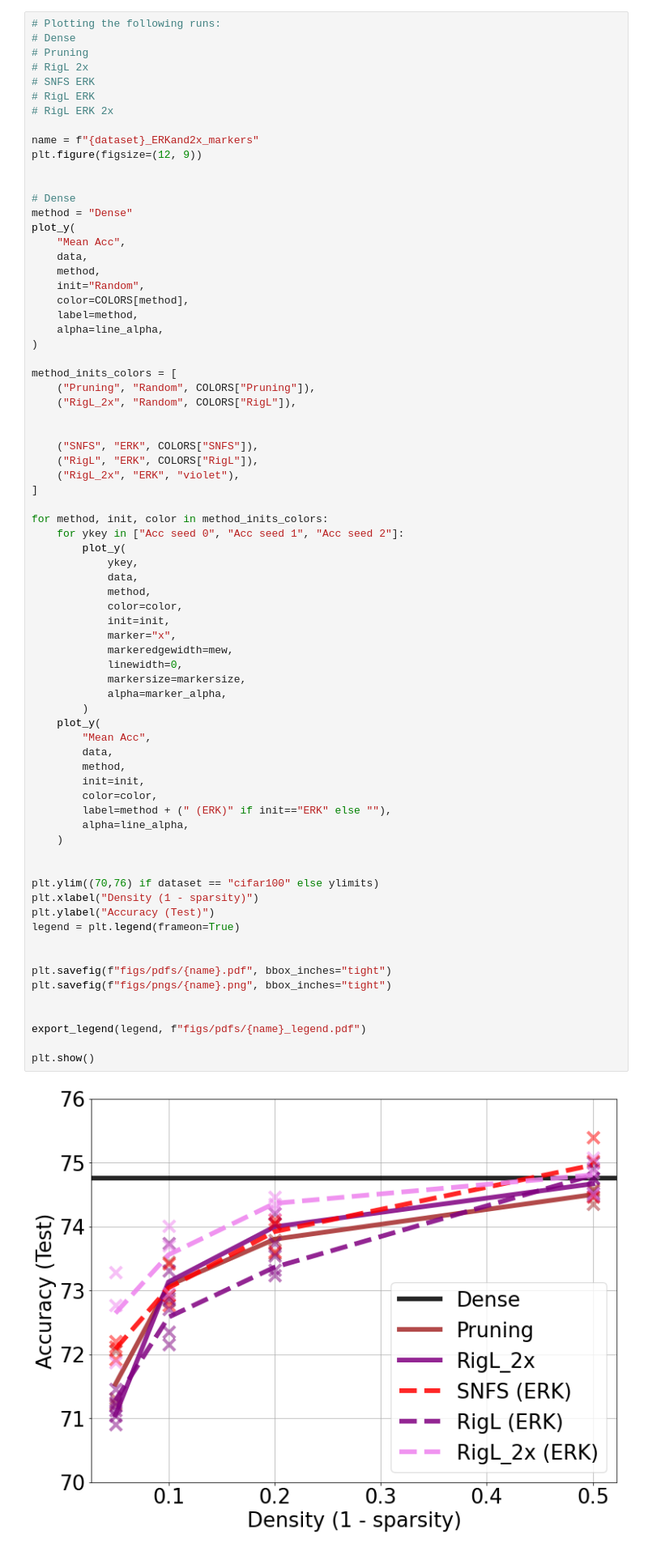
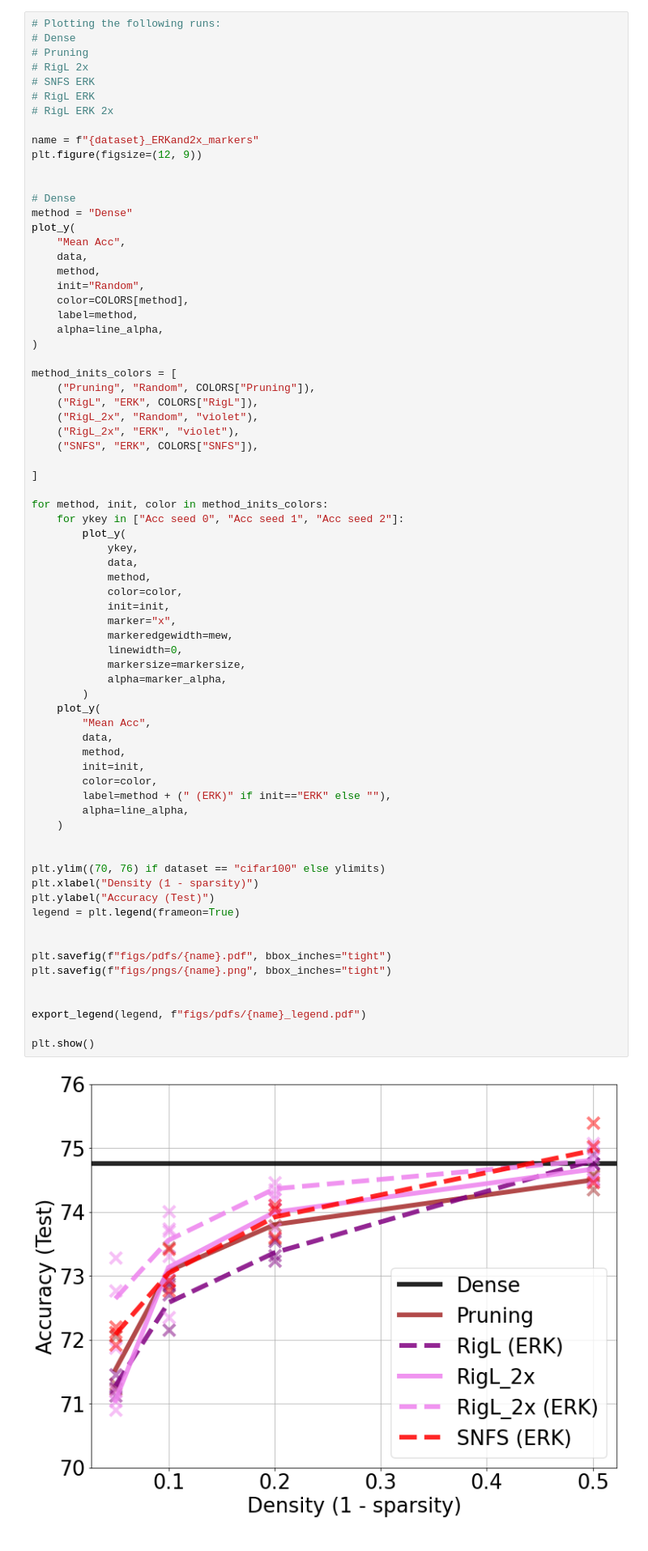
Before and after one commit to varun19299/rigl-reproducibility, a Jupyter notebook: sparselearning/vis_tools/plots.ipynb, the cells around one changed output. Shown at 81% size. Cells and saved outputs as stored; diff of their text form.

Commit message:
Updated plots

```diff
--- a/sparselearning/vis_tools/plots.ipynb
+++ b/sparselearning/vis_tools/plots.ipynb
@@ -474,12 +474,11 @@ plot_y(
 
 method_inits_colors = [
     ("Pruning", "Random", COLORS["Pruning"]),
-    ("RigL_2x", "Random", COLORS["RigL"]),
+    ("RigL", "ERK", COLORS["RigL"]),
+    ("RigL_2x", "Random", "violet"),
+    ("RigL_2x", "ERK", "violet"),
+    ("SNFS", "ERK", COLORS["SNFS"]),
 
-
-    ("SNFS", "ERK", COLORS["SNFS"]),
-    ("RigL", "ERK", COLORS["RigL"]),
-    ("RigL_2x", "ERK", "violet"),
 ]
 
 for method, init, color in method_inits_colors:
@@ -493,35 +492,35 @@ for method, init, color in method_inits_colors:
             marker="x",
             markeredgewidth=mew,
             linewidth=0,
             markersize=markersize,
             alpha=marker_alpha,
         )
     plot_y(
         "Mean Acc",
         data,
         method,
         init=init,
         color=color,
         label=method + (" (ERK)" if init=="ERK" else ""),
         alpha=line_alpha,
     )
 
 
-plt.ylim((70,76) if dataset == "cifar100" else ylimits)
+plt.ylim((70, 76) if dataset == "cifar100" else ylimits)
 plt.xlabel("Density (1 - sparsity)")
 plt.ylabel("Accuracy (Test)")
 legend = plt.legend(frameon=True)
 
 
 plt.savefig(f"figs/pdfs/{name}.pdf", bbox_inches="tight")
 plt.savefig(f"figs/pngs/{name}.png", bbox_inches="tight")
 
 
 export_legend(legend, f"figs/pdfs/{name}_legend.pdf")
 
 plt.show()
 # %% [output]
-[figure, old version]
+[figure, new version]
 # %%
 # plt.subplots(1, 2, figsize=(20, 8))
 # plt.subplot(1, 2, 1)
```
Also changed, not shown: 1 other file.
